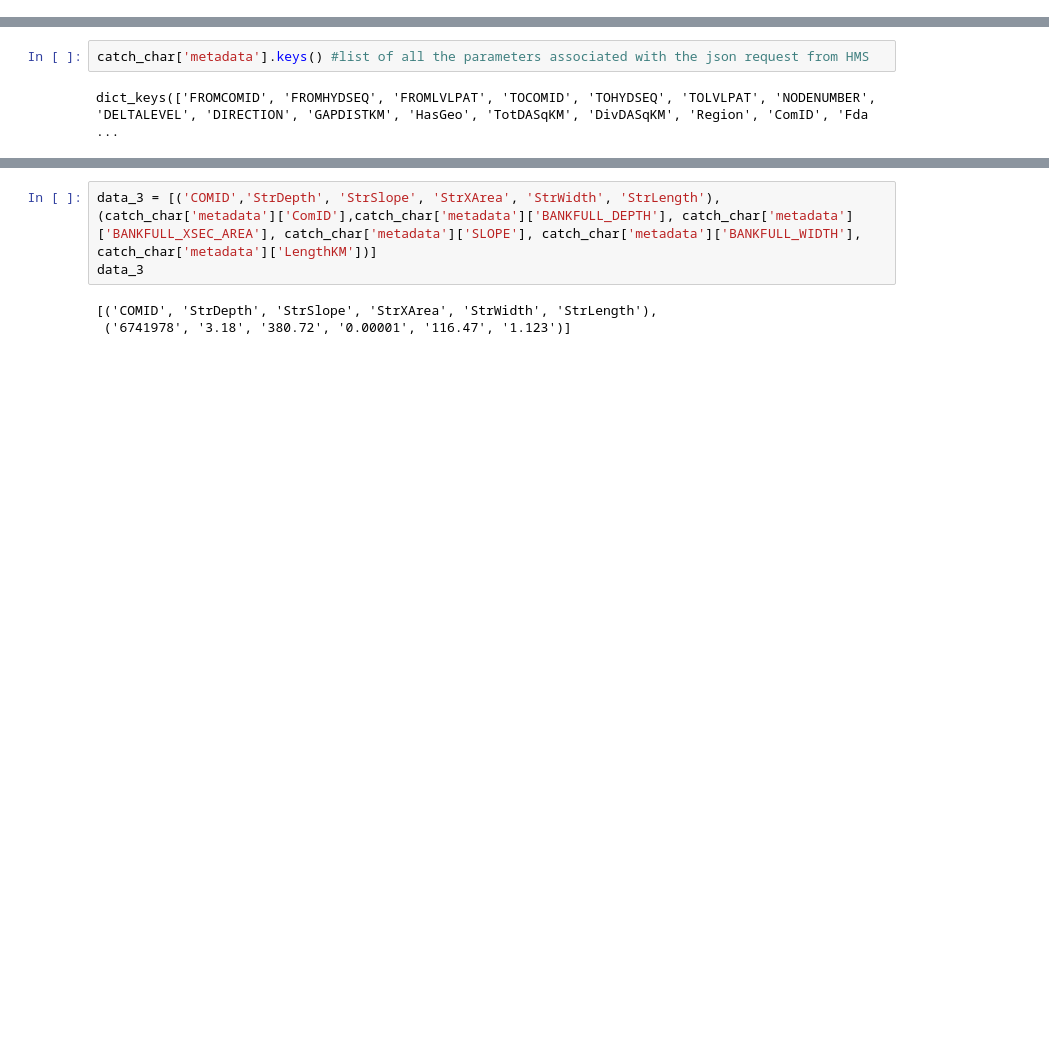
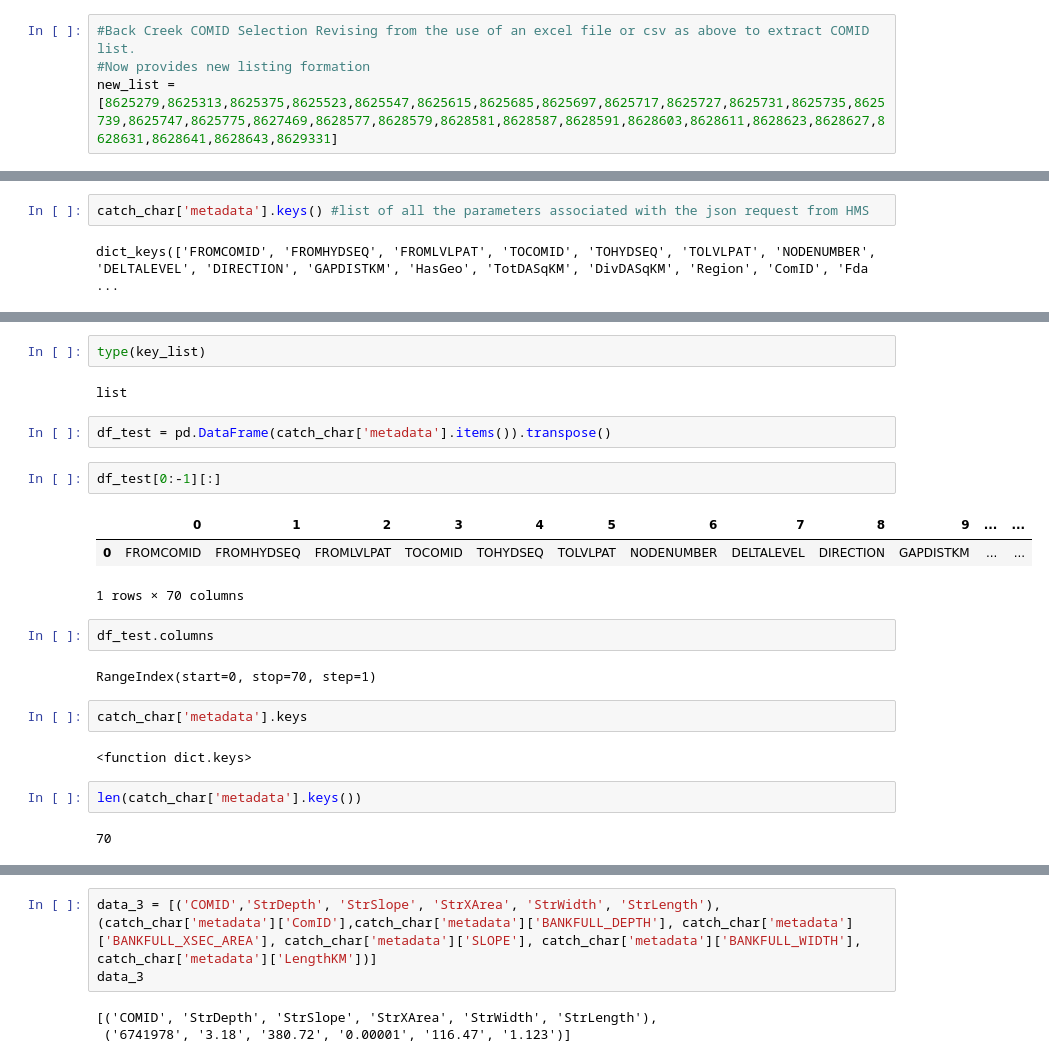
Before and after one commit to kvenable2011/053023_Back_Creek, a Jupyter notebook: HMS_COMIDLIST_CHARACTERISTICS_053023.ipynb, the cells around one changed output, grey strips where cells are left out. Drawn from its saved outputs; the diff is of its cells as text; blank space fills up the shorter version.

```diff
--- a/HMS_COMIDLIST_CHARACTERISTICS_053023.ipynb
+++ b/HMS_COMIDLIST_CHARACTERISTICS_053023.ipynb
@@ -27,6 +25,10 @@ new_list = df_new_catch['COMID'].tolist()[0:]
 type(new_list)
 # %% [output]
 list
+# %%
+#Back Creek COMID Selection Revising from the use of an excel file or csv as above to extract COMID list.
+#Now provides new listing formation
+new_list = [8625279,8625313,8625375,8625523,8625547,8625615,8625685,8625697,8625717,8625727,8625731,8625735,8625739,8625747,8625775,8627469,8628577,8628579,8628581,8628587,8628591,8628603,8628611,8628623,8628627,8628631,8628641,8628643,8629331]
 # %%
 new_list[0:5] #prints out first five COMIDs in list
 # %% [output]
@@ -77,0 +262,24 @@ dict_keys(['FROMCOMID', 'FROMHYDSEQ', 'FROMLVLPAT', 'TOCOMID', 'TOHYDSEQ', 'TOLV
+# %%
+type(key_list)
+# %% [output]
+list
+# %%
+df_test = pd.DataFrame(catch_char['metadata'].items()).transpose()
+# %%
+df_test[0:-1][:]
+# %% [output]
+|  | 0 | 1 | 2 | 3 | 4 | 5 | 6 | 7 | 8 | 9 | ... | ... |
+| 0 | FROMCOMID | FROMHYDSEQ | FROMLVLPAT | TOCOMID | TOHYDSEQ | TOLVLPAT | NODENUMBER | DELTALEVEL | DIRECTION | GAPDISTKM | ... | ... |
+1 rows × 70 columns
+# %%
+df_test.columns
+# %% [output]
+RangeIndex(start=0, stop=70, step=1)
+# %%
+catch_char['metadata'].keys
+# %% [output]
+<function dict.keys>
+# %%
+len(catch_char['metadata'].keys())
+# %% [output]
+70
```
Also changed, not shown: parts of 27 cells of this notebook, 1 other file.
